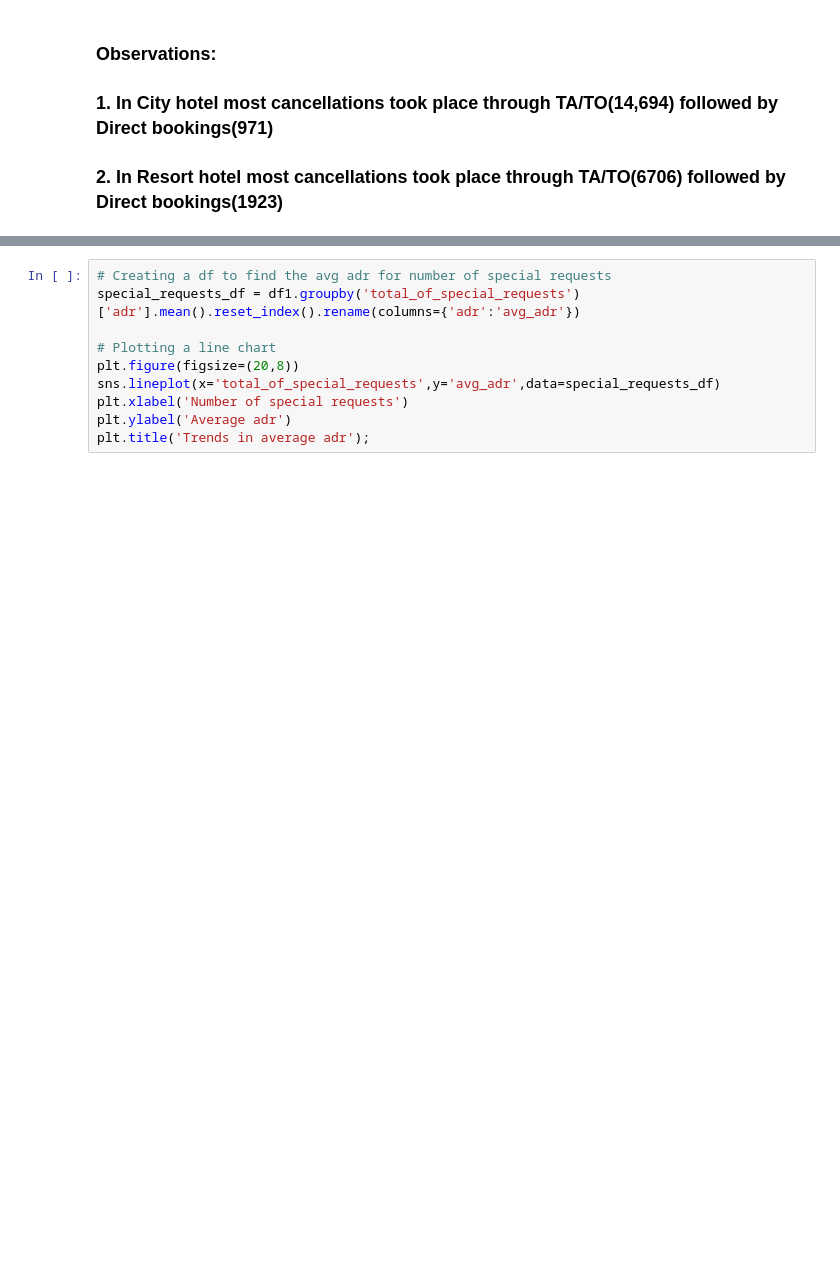
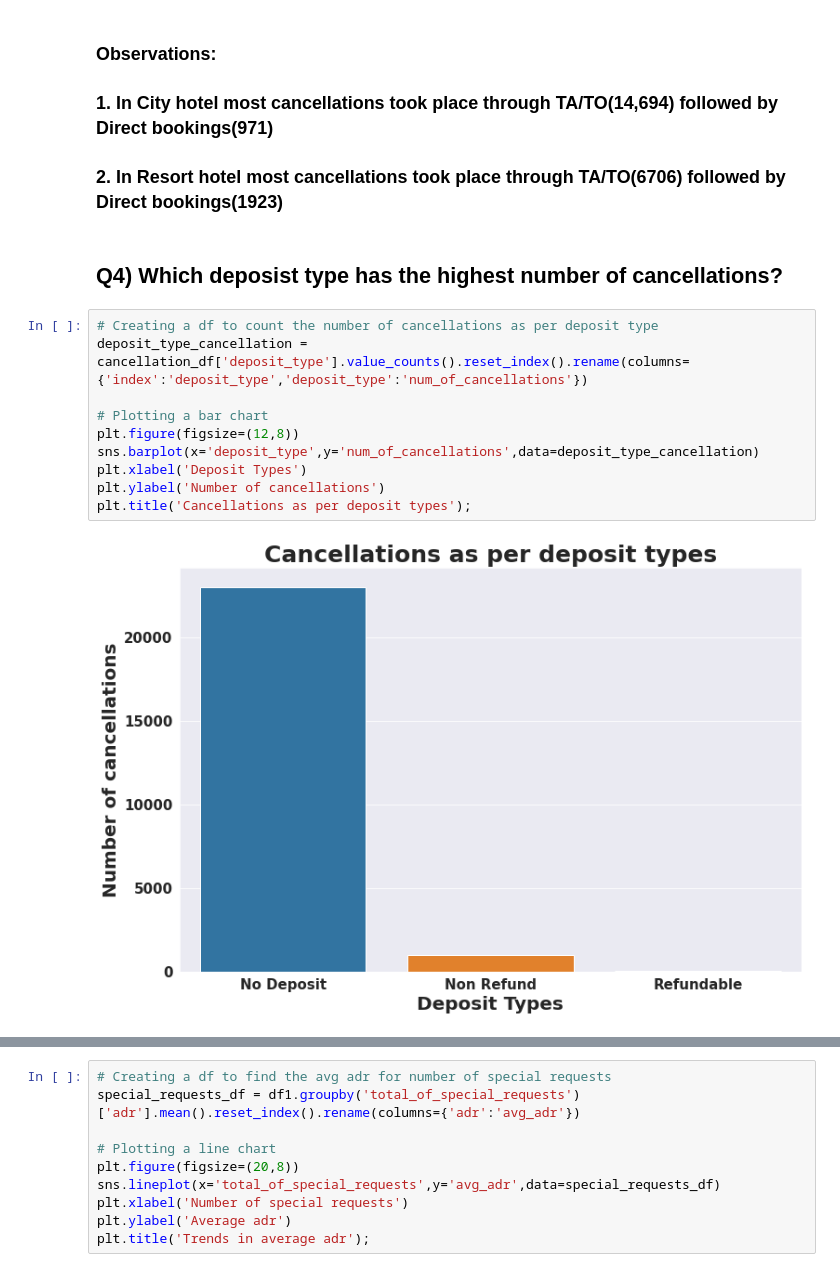
Before and after one commit to 7-sumit/Hotel-Booking-Analysis, a Jupyter notebook: Sumit_Berde_Hotel_Booking_Analysis_Capstone_Project.ipynb, the cells around one changed output, grey strips where cells are left out. Drawn from its saved outputs; the diff is of its cells as text; blank space fills up the shorter version.

```diff
--- a/Sumit_Berde_Hotel_Booking_Analysis_Capstone_Project.ipynb
+++ b/Sumit_Berde_Hotel_Booking_Analysis_Capstone_Project.ipynb
@@ -639,3 +639,17 @@ cancellation_df.pivot_table(index='hotel',columns='distribution_channel',values=
 ### Observations:
 ### 1. In City hotel most cancellations took place through TA/TO(14,694) followed by Direct bookings(971)
 ### 2. In Resort hotel most cancellations took place through TA/TO(6706) followed by Direct bookings(1923)
+# %% [markdown]
+## Q4) Which deposist type has the highest number of cancellations?
+# %%
+# Creating a df to count the number of cancellations as per deposit type
+deposit_type_cancellation = cancellation_df['deposit_type'].value_counts().reset_index().rename(columns={'index':'deposit_type','deposit_type':'num_of_cancellations'})
+
+# Plotting a bar chart
+plt.figure(figsize=(12,8))
+sns.barplot(x='deposit_type',y='num_of_cancellations',data=deposit_type_cancellation)
+plt.xlabel('Deposit Types')
+plt.ylabel('Number of cancellations')
+plt.title('Cancellations as per deposit types');
+# %% [output]
+[figure, added]
```
Also changed, not shown: parts of 7 cells of this notebook.
